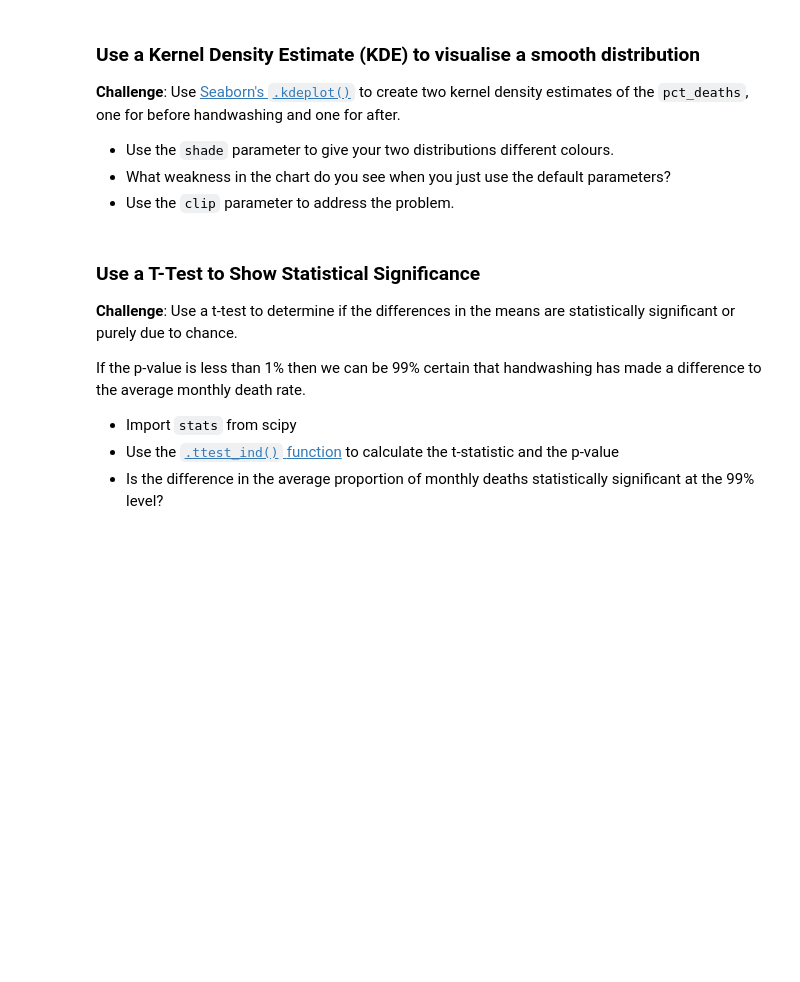
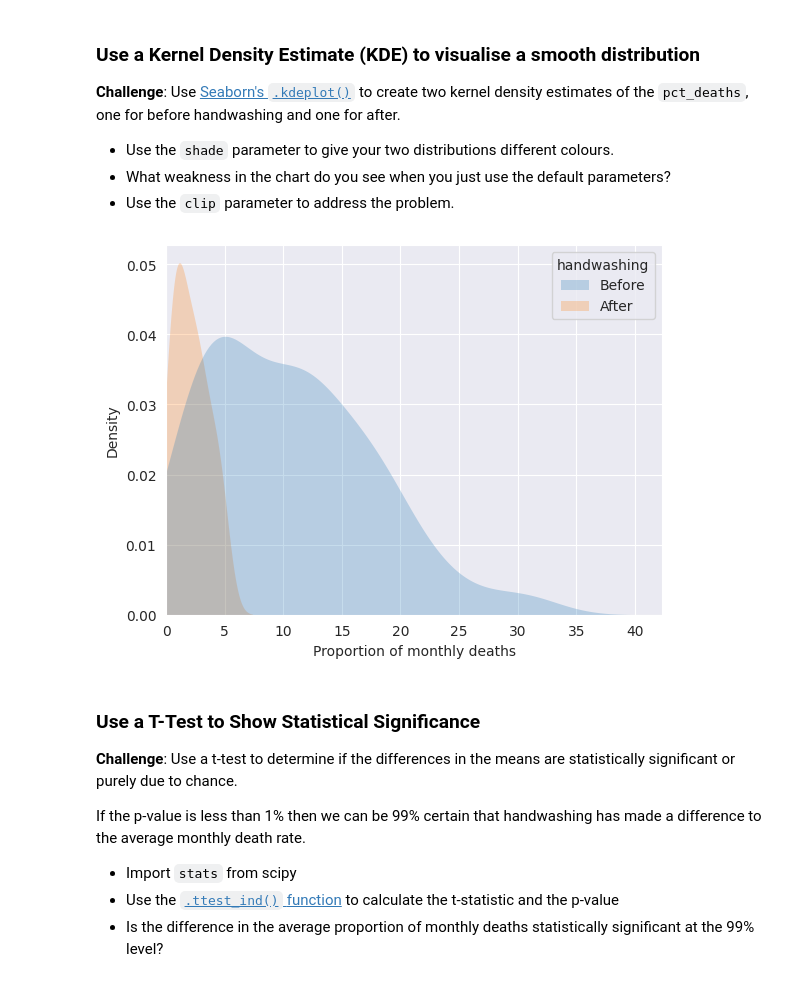
Before and after one commit to yakubszatkowski/100-days-python, a Jupyter notebook: Day 79 - T-tests & Distributions - Tragic Discovery of Handwashing/Dr_Semmelweis_Handwashing_Discovery_(start).ipynb, the cells around one changed output. Drawn from its saved outputs; the diff is of its cells as text; code cells hidden in the pictures; blank space fills up the shorter version.

```diff
--- a/Day 79 - T-tests & Distributions - Tragic Discovery of Handwashing/Dr_Semmelweis_Handwashing_Discovery_(start).ipynb
+++ b/Day 79 - T-tests & Distributions - Tragic Discovery of Handwashing/Dr_Semmelweis_Handwashing_Discovery_(start).ipynb
@@ -652,6 +652,26 @@ df_monthly_hist.show()
 * Use the `shade` parameter to give your two distributions different colours.
 * What weakness in the chart do you see when you just use the default parameters?
 * Use the `clip` parameter to address the problem.
+# %%
+with sns.axes_style('darkgrid'):
+  df_monthly_kde = sns.kdeplot(
+      df_monthly,
+      x='pct_deaths',
+      hue='handwashing',
+      fill=True,
+      linewidth=0,
+      clip=(0, 100)
+  )
+
+df_monthly_kde.set(
+    xlabel='Proportion of monthly deaths',
+    ylabel='Density',
+    xlim=(0),  # this sets limit of x axis only on the beginning
+)
+
+plt.show()
+# %% [output]
+[figure, added]
 # %% [markdown]
 ### Use a T-Test to Show Statistical Significance
 
```
Also changed, not shown: parts of 5 cells of this notebook.
